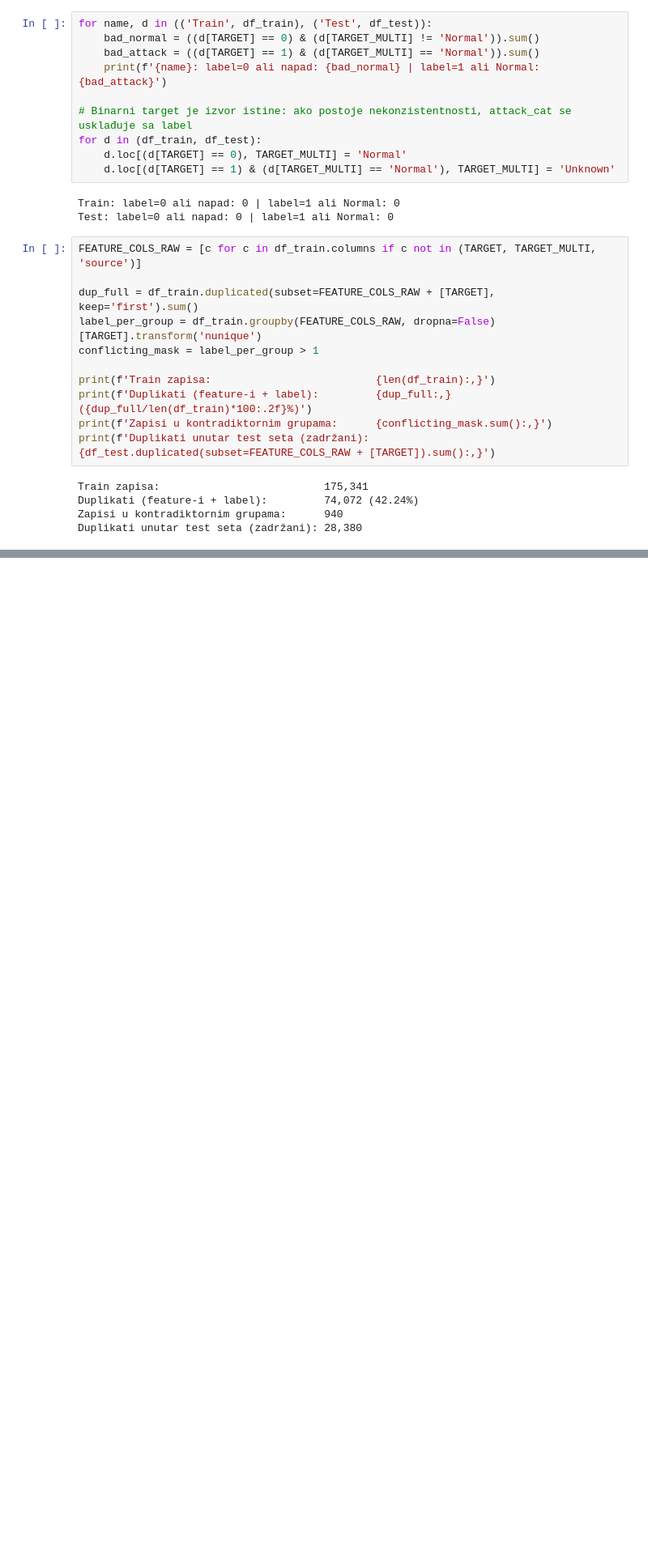
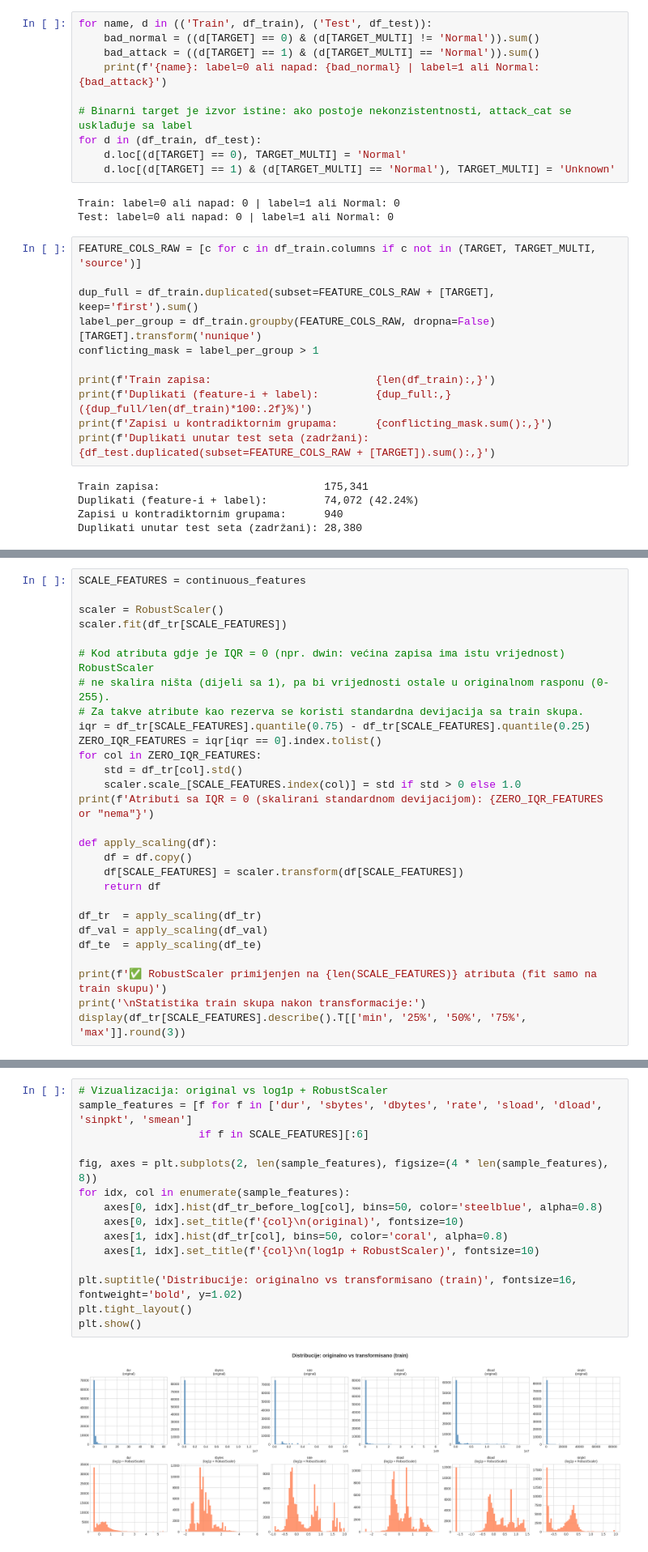
Before and after one commit to fadzankerim/Network-Intrusion-Detection-System, a Jupyter notebook: Cleaning_Transformation.ipynb, the cells around one changed output, grey strips where cells are left out. Shown at 81% size. Drawn from its saved outputs; the diff is of its cells as text; blank space fills up the shorter version.

```diff
--- a/Cleaning_Transformation.ipynb
+++ b/Cleaning_Transformation.ipynb
@@ -305,0 +564,28 @@ Distribucija attack_cat u train skupu nakon čišćenja:
+# %%
+SCALE_FEATURES = continuous_features
+
+scaler = RobustScaler()
+scaler.fit(df_tr[SCALE_FEATURES])
+
+# Kod atributa gdje je IQR = 0 (npr. dwin: većina zapisa ima istu vrijednost) RobustScaler
+# ne skalira ništa (dijeli sa 1), pa bi vrijednosti ostale u originalnom rasponu (0-255).
+# Za takve atribute kao rezerva se koristi standardna devijacija sa train skupa.
+iqr = df_tr[SCALE_FEATURES].quantile(0.75) - df_tr[SCALE_FEATURES].quantile(0.25)
+ZERO_IQR_FEATURES = iqr[iqr == 0].index.tolist()
+for col in ZERO_IQR_FEATURES:
+    std = df_tr[col].std()
+    scaler.scale_[SCALE_FEATURES.index(col)] = std if std > 0 else 1.0
+print(f'Atributi sa IQR = 0 (skalirani standardnom devijacijom): {ZERO_IQR_FEATURES or "nema"}')
+
+def apply_scaling(df):
+    df = df.copy()
+    df[SCALE_FEATURES] = scaler.transform(df[SCALE_FEATURES])
+    return df
+
+df_tr  = apply_scaling(df_tr)
+df_val = apply_scaling(df_val)
+df_te  = apply_scaling(df_te)
+
+print(f'✅ RobustScaler primijenjen na {len(SCALE_FEATURES)} atributa (fit samo na train skupu)')
+print('\nStatistika train skupa nakon transformacije:')
+display(df_tr[SCALE_FEATURES].describe().T[['min', '25%', '50%', '75%', 'max']].round(3))
@@ -305,0 +614,17 @@ Distribucija attack_cat u train skupu nakon čišćenja:
+# %%
+# Vizualizacija: original vs log1p + RobustScaler
+sample_features = [f for f in ['dur', 'sbytes', 'dbytes', 'rate', 'sload', 'dload', 'sinpkt', 'smean']
+                   if f in SCALE_FEATURES][:6]
+
+fig, axes = plt.subplots(2, len(sample_features), figsize=(4 * len(sample_features), 8))
+for idx, col in enumerate(sample_features):
+    axes[0, idx].hist(df_tr_before_log[col], bins=50, color='steelblue', alpha=0.8)
+    axes[0, idx].set_title(f'{col}\n(original)', fontsize=10)
+    axes[1, idx].hist(df_tr[col], bins=50, color='coral', alpha=0.8)
+    axes[1, idx].set_title(f'{col}\n(log1p + RobustScaler)', fontsize=10)
+
+plt.suptitle('Distribucije: originalno vs transformisano (train)', fontsize=16, fontweight='bold', y=1.02)
+plt.tight_layout()
+plt.show()
+# %% [output]
+[figure, added]
```
Also changed, not shown: parts of 16 cells of this notebook.
